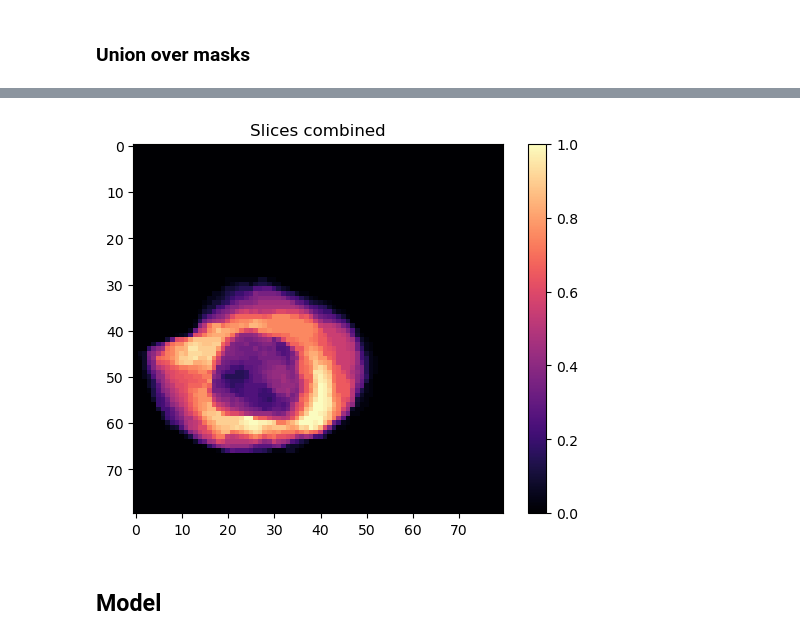
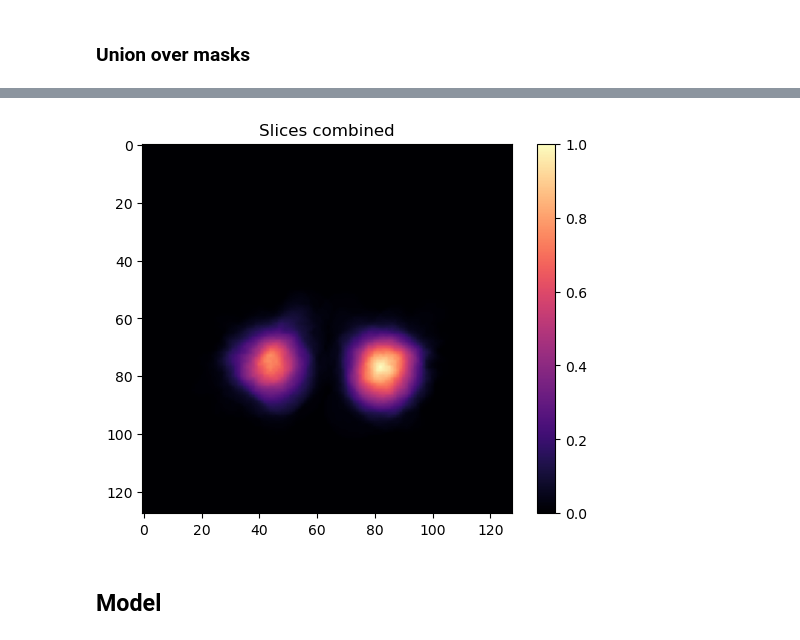
Before and after one commit to kuko6/click-correction, a Jupyter notebook: notebooks/test_nb.ipynb, the cells around one changed output, grey strips where cells are left out. Cells and saved outputs as stored; diff of their text form; code cells hidden in the pictures.

```diff
--- a/notebooks/test_nb.ipynb
+++ b/notebooks/test_nb.ipynb
@@ -58,0 +74,9 @@ print(seg_list)
+# %%
+depths = []
+for i, (t1_path, t2_path, seg_path) in enumerate(zip(t1_list, t2_list, seg_list)):
+    seg = nib.load(seg_path).get_fdata()
+    first, last = get_glioma_indices_numpy(seg)
+    depths.append(last - first)
+
+    if i % 10 == 0:
+        print(i)
@@ -158,7 +189,7 @@ class MRIDataset(Dataset):
         fg_clicks = np.zeros_like(mask)
         border_clicks = np.zeros_like(mask)
         for slice in range(first, last):
-            erosion_kernel = cv2.getStructuringElement(shape=cv2.MORPH_ELLIPSE, ksize=(5, 5))
+            erosion_kernel = cv2.getStructuringElement(shape=cv2.MORPH_ELLIPSE, ksize=(3, 3))
             dilatation_kernel = cv2.getStructuringElement(shape=cv2.MORPH_ELLIPSE, ksize=(17, 17))
             eroded_seg = cv2.erode(mask[slice,:,:], kernel=erosion_kernel)
             dilated_seg = cv2.dilate(mask[slice,:,:,], kernel=dilatation_kernel, iterations=4)
@@ -541,9 +572,9 @@ print(classes[0] / classes[1])
 # %% [markdown]
 ### Union over masks
 # %%
-data = MRIDataset(t1_list, t2_list, seg_list, (40, 80, 80))
+data = MRIDataset(t1_list, t2_list, seg_list, (40, 128, 128))
 # %%
-masks_combined = torch.zeros((40, 80, 80))
+masks_combined = torch.zeros((40, 128, 128))
 # %%
 for i in range(len(data)):
   print(f'scan: {i}')
@@ -563,13 +591,13 @@ scan: 1
 # %%
 summed = torch.sum(masks_combined, axis=0)
 a = summed / summed.max()
 
-plt.imshow(a, cmap='magma')
+plt.imshow(a.rot90(3), cmap='magma')
 plt.title('Slices combined')
 cb = plt.colorbar()
 plt.show()
 # %% [output]
-[figure, old version]
+[figure, new version]
 # %% [markdown]
 ## Model
 # %%
```
Also changed, not shown: parts of 11 cells of this notebook, 4 other files.
